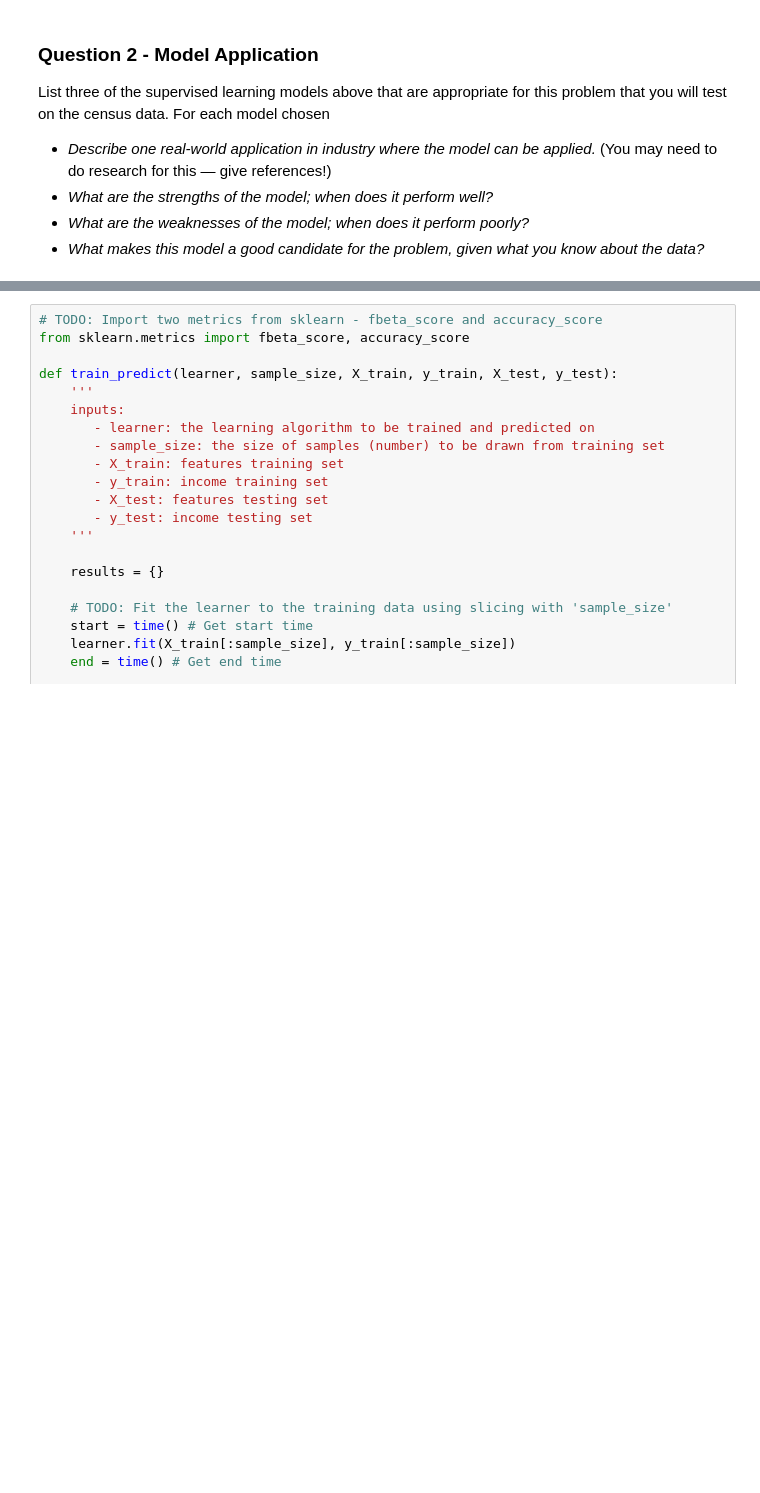
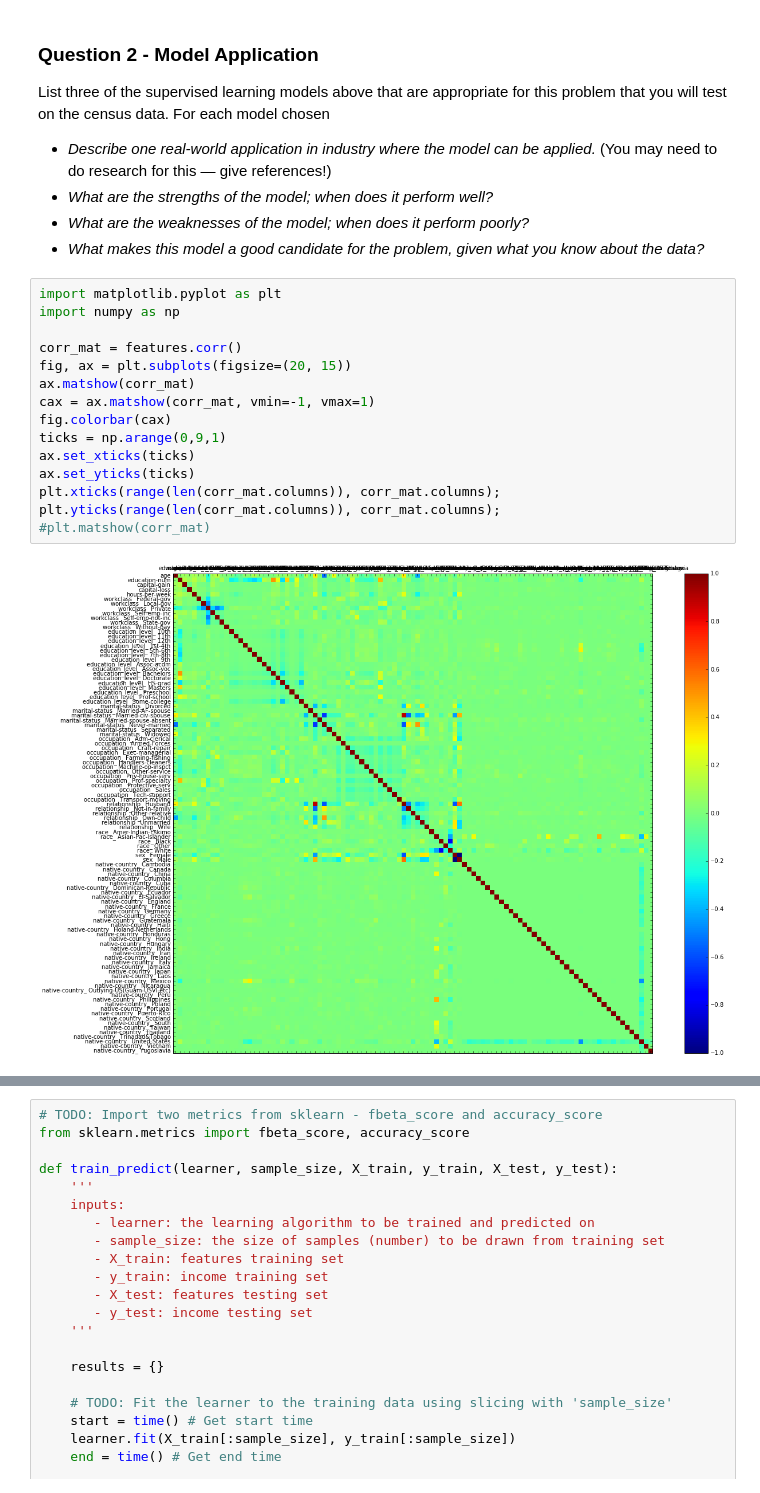
Before and after one commit to upadhyayvijay/machineLearningND, a Jupyter notebook: finding_donors/finding_donors.ipynb, the cells around one changed output, grey strips where cells are left out. Drawn from its saved outputs; the diff is of its cells as text; blank space fills up the shorter version.

```diff
--- a/finding_donors/finding_donors.ipynb
+++ b/finding_donors/finding_donors.ipynb
@@ -238,6 +238,23 @@ List three of the supervised learning models above that are appropriate for this
 - *What are the strengths of the model; when does it perform well?*
 - *What are the weaknesses of the model; when does it perform poorly?*
 - *What makes this model a good candidate for the problem, given what you know about the data?*
+# %%
+import matplotlib.pyplot as plt
+import numpy as np
+
+corr_mat = features.corr()
+fig, ax = plt.subplots(figsize=(20, 15))
+ax.matshow(corr_mat)
+cax = ax.matshow(corr_mat, vmin=-1, vmax=1)
+fig.colorbar(cax)
+ticks = np.arange(0,9,1)
+ax.set_xticks(ticks)
+ax.set_yticks(ticks)
+plt.xticks(range(len(corr_mat.columns)), corr_mat.columns);
+plt.yticks(range(len(corr_mat.columns)), corr_mat.columns);
+#plt.matshow(corr_mat)
+# %% [output]
+[figure, added]
 # %% [markdown]
 **Answer: **
 
```
Also changed, not shown: parts of 5 cells of this notebook, 1 other file.
